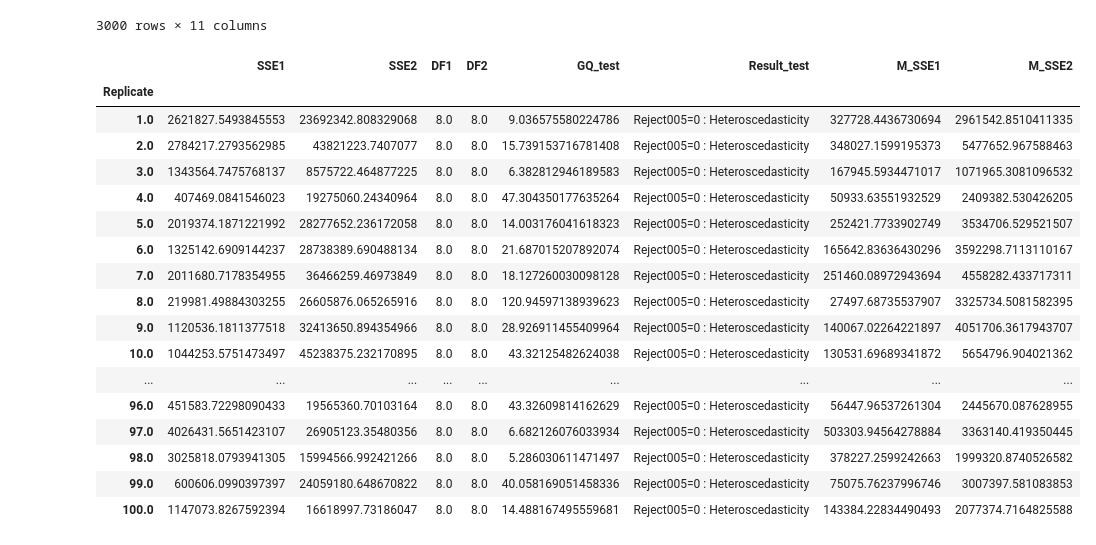
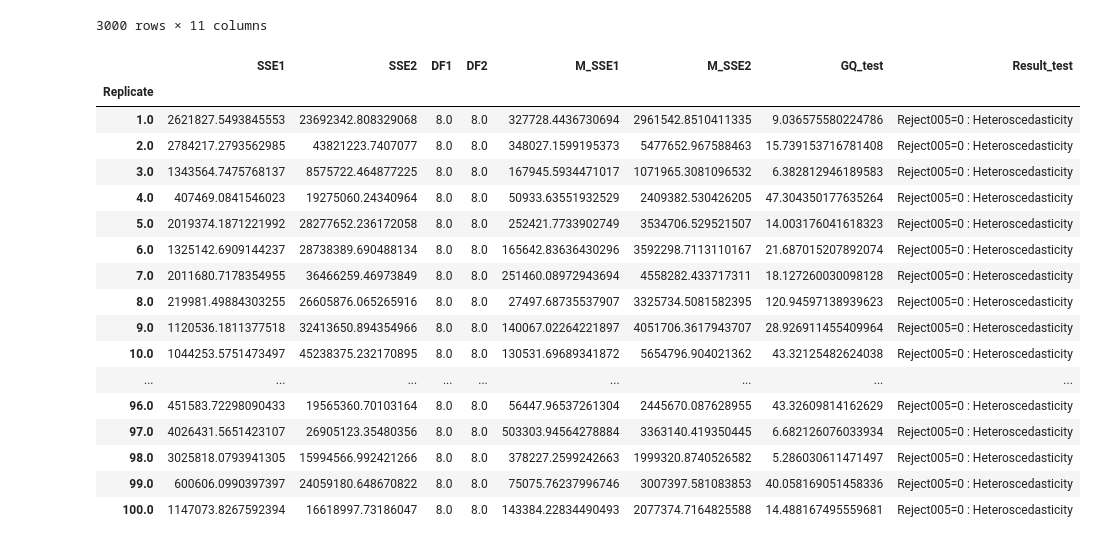
Before and after one commit to iam-fern/Research, a Jupyter notebook: GQ_test_loop.ipynb, the cells around one changed output. Saved outputs shown, nothing was run; the diff lists cells and outputs as text; code cells hidden in the pictures.

```diff
--- a/GQ_test_loop.ipynb
+++ b/GQ_test_loop.ipynb
@@ -233,29 +233,29 @@ for run_replicate in list_replicate:
 # %%
 # สร้างตารางผลลัพธ์
 pd.set_option('display.max_rows', 500)
 pd.set_option('display.max_columns', 500)
 pd.set_option('display.width', 1000)
-result=pd.DataFrame({"Replicate":list_replicate,"SSE1":list_SSE1,"SSE2":list_SSE2,"DF1":list_DF1,"DF2":list_DF2,
-              "GQ_test":list_GQ_test,"Result_test":list_result_test,"M_SSE1":list_M_SSE1,"M_SSE2":list_M_SSE2})
+result=pd.DataFrame({"Replicate":list_replicate, "SSE1":list_SSE1, "SSE2":list_SSE2, "DF1":list_DF1, "DF2":list_DF2,
+              "M_SSE1":list_M_SSE1, "M_SSE2":list_M_SSE2, "GQ_test":list_GQ_test, "Result_test":list_result_test,})
 result.set_index(['Replicate'], inplace=True)
 
 result.astype(str)
 # %% [output]
-|  | SSE1 | SSE2 | DF1 | DF2 | GQ_test | Result_test | M_SSE1 | M_SSE2 |
+|  | SSE1 | SSE2 | DF1 | DF2 | M_SSE1 | M_SSE2 | GQ_test | Result_test |
 | Replicate |  |  |  |  |  |  |  |  |
-| 1.0 | 2621827.5493845553 | 23692342.808329068 | 8.0 | 8.0 | 9.036575580224786 | Reject005=0 : Heteroscedasticity | 327728.4436730694 | 2961542.8510411335 |
-| 2.0 | 2784217.2793562985 | 43821223.7407077 | 8.0 | 8.0 | 15.739153716781408 | Reject005=0 : Heteroscedasticity | 348027.1599195373 | 5477652.967588463 |
-| 3.0 | 1343564.7475768137 | 8575722.464877225 | 8.0 | 8.0 | 6.382812946189583 | Reject005=0 : Heteroscedasticity | 167945.5934471017 | 1071965.3081096532 |
-| 4.0 | 407469.0841546023 | 19275060.24340964 | 8.0 | 8.0 | 47.304350177635264 | Reject005=0 : Heteroscedasticity | 50933.63551932529 | 2409382.530426205 |
-| 5.0 | 2019374.1871221992 | 28277652.236172058 | 8.0 | 8.0 | 14.003176041618323 | Reject005=0 : Heteroscedasticity | 252421.7733902749 | 3534706.529521507 |
-| 6.0 | 1325142.6909144237 | 28738389.690488134 | 8.0 | 8.0 | 21.687015207892074 | Reject005=0 : Heteroscedasticity | 165642.83636430296 | 3592298.7113110167 |
-| 7.0 | 2011680.7178354955 | 36466259.46973849 | 8.0 | 8.0 | 18.127260030098128 | Reject005=0 : Heteroscedasticity | 251460.08972943694 | 4558282.433717311 |
-| 8.0 | 219981.49884303255 | 26605876.065265916 | 8.0 | 8.0 | 120.94597138939623 | Reject005=0 : Heteroscedasticity | 27497.68735537907 | 3325734.5081582395 |
-| 9.0 | 1120536.1811377518 | 32413650.894354966 | 8.0 | 8.0 | 28.926911455409964 | Reject005=0 : Heteroscedasticity | 140067.02264221897 | 4051706.3617943707 |
-| 10.0 | 1044253.5751473497 | 45238375.232170895 | 8.0 | 8.0 | 43.32125482624038 | Reject005=0 : Heteroscedasticity | 130531.69689341872 | 5654796.904021362 |
+| 1.0 | 2621827.5493845553 | 23692342.808329068 | 8.0 | 8.0 | 327728.4436730694 | 2961542.8510411335 | 9.036575580224786 | Reject005=0 : Heteroscedasticity |
+| 2.0 | 2784217.2793562985 | 43821223.7407077 | 8.0 | 8.0 | 348027.1599195373 | 5477652.967588463 | 15.739153716781408 | Reject005=0 : Heteroscedasticity |
+| 3.0 | 1343564.7475768137 | 8575722.464877225 | 8.0 | 8.0 | 167945.5934471017 | 1071965.3081096532 | 6.382812946189583 | Reject005=0 : Heteroscedasticity |
+| 4.0 | 407469.0841546023 | 19275060.24340964 | 8.0 | 8.0 | 50933.63551932529 | 2409382.530426205 | 47.304350177635264 | Reject005=0 : Heteroscedasticity |
+| 5.0 | 2019374.1871221992 | 28277652.236172058 | 8.0 | 8.0 | 252421.7733902749 | 3534706.529521507 | 14.003176041618323 | Reject005=0 : Heteroscedasticity |
+| 6.0 | 1325142.6909144237 | 28738389.690488134 | 8.0 | 8.0 | 165642.83636430296 | 3592298.7113110167 | 21.687015207892074 | Reject005=0 : Heteroscedasticity |
+| 7.0 | 2011680.7178354955 | 36466259.46973849 | 8.0 | 8.0 | 251460.08972943694 | 4558282.433717311 | 18.127260030098128 | Reject005=0 : Heteroscedasticity |
+| 8.0 | 219981.49884303255 | 26605876.065265916 | 8.0 | 8.0 | 27497.68735537907 | 3325734.5081582395 | 120.94597138939623 | Reject005=0 : Heteroscedasticity |
+| 9.0 | 1120536.1811377518 | 32413650.894354966 | 8.0 | 8.0 | 140067.02264221897 | 4051706.3617943707 | 28.926911455409964 | Reject005=0 : Heteroscedasticity |
+| 10.0 | 1044253.5751473497 | 45238375.232170895 | 8.0 | 8.0 | 130531.69689341872 | 5654796.904021362 | 43.32125482624038 | Reject005=0 : Heteroscedasticity |
 | ... | ... | ... | ... | ... | ... | ... | ... | ... |
-| 96.0 | 451583.72298090433 | 19565360.70103164 | 8.0 | 8.0 | 43.32609814162629 | Reject005=0 : Heteroscedasticity | 56447.96537261304 | 2445670.087628955 |
-| 97.0 | 4026431.5651423107 | 26905123.35480356 | 8.0 | 8.0 | 6.682126076033934 | Reject005=0 : Heteroscedasticity | 503303.94564278884 | 3363140.419350445 |
-| 98.0 | 3025818.0793941305 | 15994566.992421266 | 8.0 | 8.0 | 5.286030611471497 | Reject005=0 : Heteroscedasticity | 378227.2599242663 | 1999320.8740526582 |
-| 99.0 | 600606.0990397397 | 24059180.648670822 | 8.0 | 8.0 | 40.058169051458336 | Reject005=0 : Heteroscedasticity | 75075.76237996746 | 3007397.581083853 |
-| 100.0 | 1147073.8267592394 | 16618997.73186047 | 8.0 | 8.0 | 14.488167495559681 | Reject005=0 : Heteroscedasticity | 143384.22834490493 | 2077374.7164825588 |
+| 96.0 | 451583.72298090433 | 19565360.70103164 | 8.0 | 8.0 | 56447.96537261304 | 2445670.087628955 | 43.32609814162629 | Reject005=0 : Heteroscedasticity |
+| 97.0 | 4026431.5651423107 | 26905123.35480356 | 8.0 | 8.0 | 503303.94564278884 | 3363140.419350445 | 6.682126076033934 | Reject005=0 : Heteroscedasticity |
+| 98.0 | 3025818.0793941305 | 15994566.992421266 | 8.0 | 8.0 | 378227.2599242663 | 1999320.8740526582 | 5.286030611471497 | Reject005=0 : Heteroscedasticity |
+| 99.0 | 600606.0990397397 | 24059180.648670822 | 8.0 | 8.0 | 75075.76237996746 | 3007397.581083853 | 40.058169051458336 | Reject005=0 : Heteroscedasticity |
+| 100.0 | 1147073.8267592394 | 16618997.73186047 | 8.0 | 8.0 | 143384.22834490493 | 2077374.7164825588 | 14.488167495559681 | Reject005=0 : Heteroscedasticity |
```
Also changed, not shown: parts of 1 cell of this notebook.
